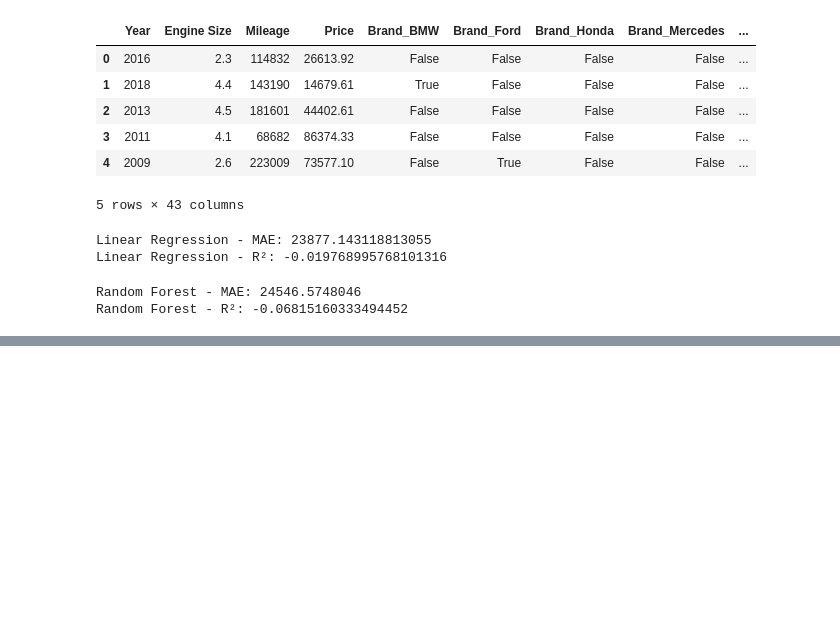
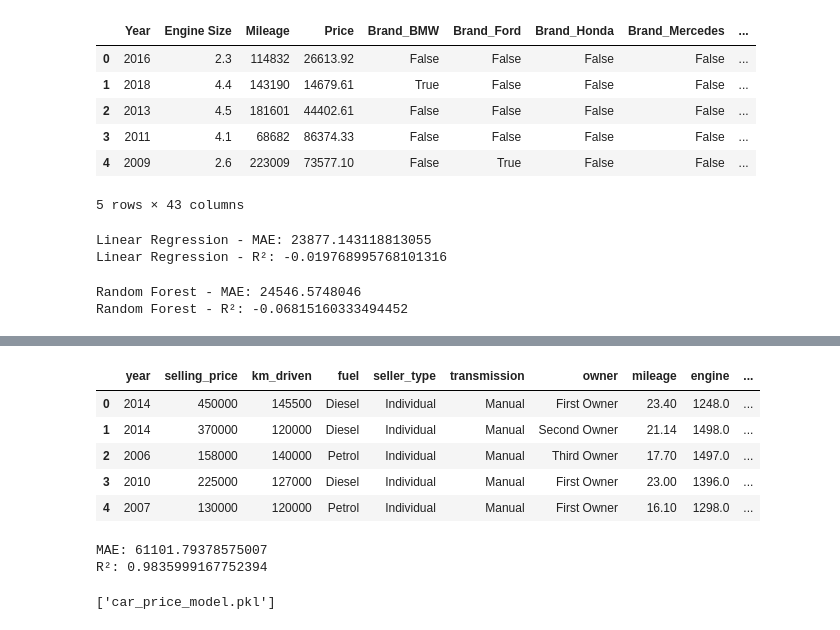
Before and after one commit to yasminouan/car-price-prediction-ml, a Jupyter notebook: car_price_prediction.ipynb, the cells around one changed output, grey strips where cells are left out. Drawn from its saved outputs; the diff is of its cells as text; code cells hidden in the pictures; blank space fills up the shorter version.

```diff
--- a/car_price_prediction.ipynb
+++ b/car_price_prediction.ipynb
@@ -87,3 +85,7 @@ print("Random Forest - R²:", r2_score(y_test, rf_pred))
 # %% [output]
 Random Forest - MAE: 24546.5748046
 Random Forest - R²: -0.06815160333494452
+# %%
+df2 = pd.read_csv('Car details v3.csv')
+df2.head()
+df2.info()
@@ -89,0 +113,14 @@ Random Forest - R²: -0.06815160333494452
+# %%
+df2 = df2.dropna()
+df2['mileage'] = df2['mileage'].str.replace(' kmpl', '').str.replace(' km/kg', '').astype(float)
+df2['engine'] = df2['engine'].str.replace(' CC', '').astype(float)
+df2['max_power'] = df2['max_power'].str.replace(' bhp', '').astype(float)
+df2 = df2.drop(['name', 'torque'], axis=1)
+df2.head()
+# %% [output]
+|  | year | selling_price | km_driven | fuel | seller_type | transmission | owner | mileage | engine | ... |
+| 0 | 2014 | 450000 | 145500 | Diesel | Individual | Manual | First Owner | 23.40 | 1248.0 | ... |
+| 1 | 2014 | 370000 | 120000 | Diesel | Individual | Manual | Second Owner | 21.14 | 1498.0 | ... |
+| 2 | 2006 | 158000 | 140000 | Petrol | Individual | Manual | Third Owner | 17.70 | 1497.0 | ... |
+| 3 | 2010 | 225000 | 127000 | Diesel | Individual | Manual | First Owner | 23.00 | 1396.0 | ... |
+| 4 | 2007 | 130000 | 120000 | Petrol | Individual | Manual | First Owner | 16.10 | 1298.0 | ... |
@@ -89,0 +134,15 @@ Random Forest - R²: -0.06815160333494452
+# %%
+rf2 = RandomForestRegressor(random_state=42)
+rf2.fit(X2_train, y2_train)
+rf2_pred = rf2.predict(X2_test)
+
+print("MAE:", mean_absolute_error(y2_test, rf2_pred))
+print("R²:", r2_score(y2_test, rf2_pred))
+# %% [output]
+MAE: 61101.79378575007
+R²: 0.9835999167752394
+# %%
+import joblib
+joblib.dump(rf2, 'car_price_model.pkl')
+# %% [output]
+['car_price_model.pkl']
```
Also changed, not shown: parts of 3 cells of this notebook.
